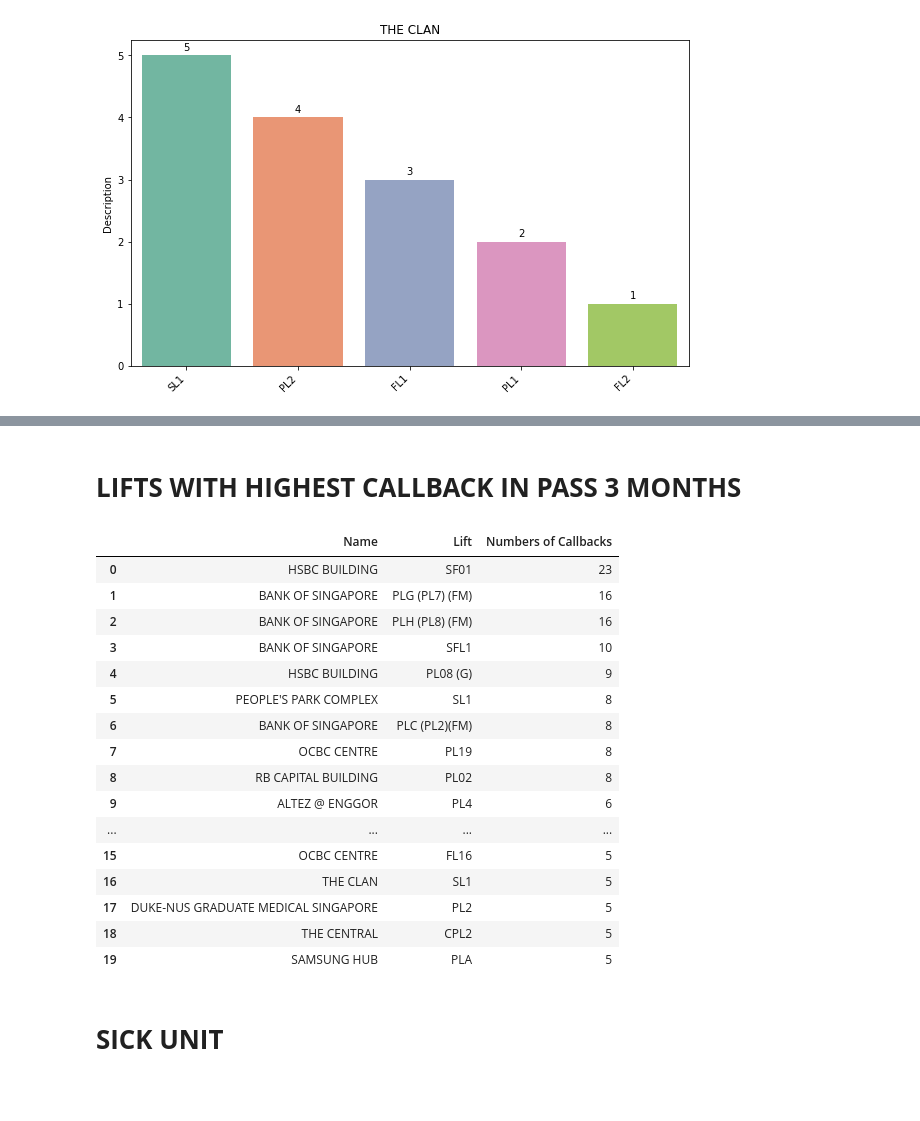
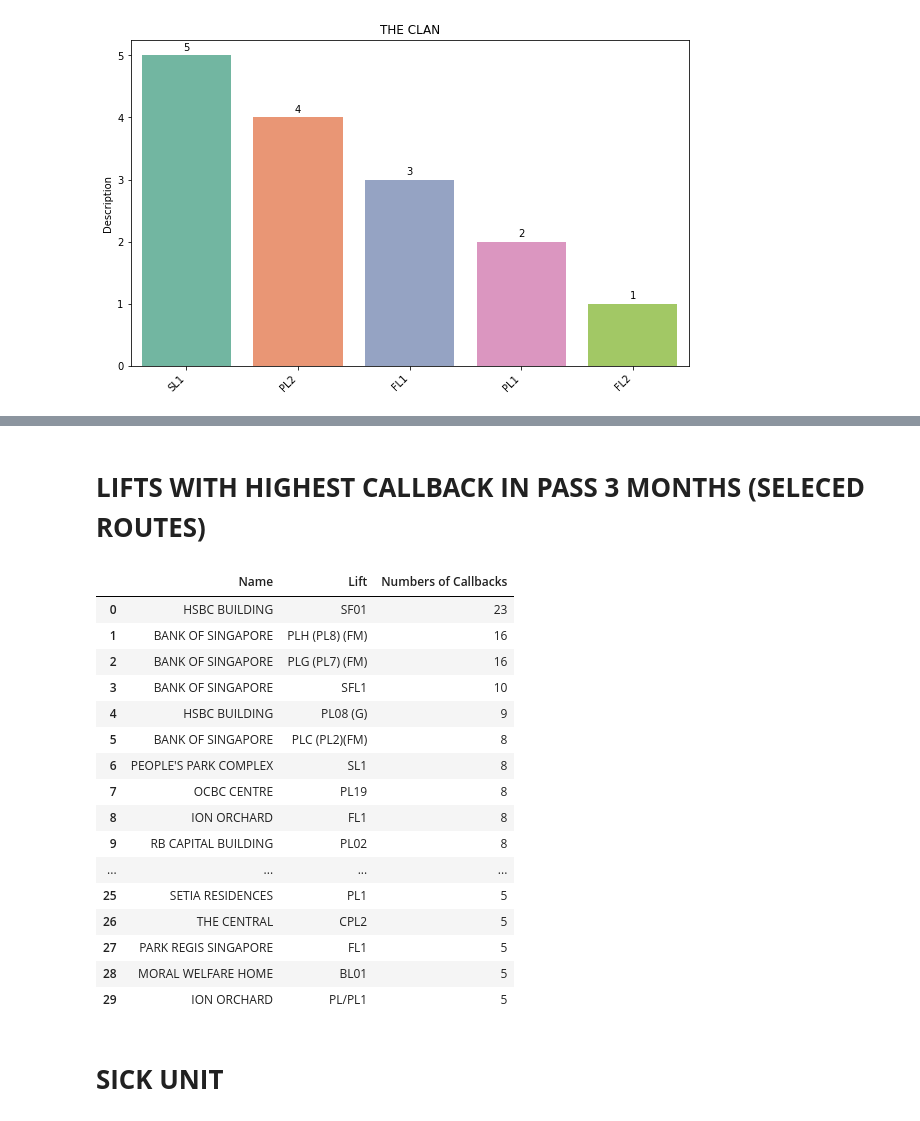
Before and after one commit to melvinps/Data-Analysis-Schindler-Lift-Singapore, a Jupyter notebook: Callback_Analysis.ipynb, the cells around one changed output, grey strips where cells are left out. Drawn from its saved outputs; the diff is of its cells as text; code cells hidden in the pictures; blank space fills up the shorter version.

```diff
--- a/Callback_Analysis.ipynb
+++ b/Callback_Analysis.ipynb
@@ -18,7 +18,7 @@ The google.colab.data_table extension is already loaded. To reload it, use:
 # %%
 df = pd.read_excel('2021 04 28 Daily Callbacks.xlsx')
 # %%
-df = df[['Location','Notification date','Name','Description of technical object','Description','Long Text Description']].dropna()
+df = df[['Location','Notification date','Name','Description of technical object','Description','Long Text Description']].dropna(how='all')
 # %%
 df['Notification date'] = pd.to_datetime(df['Notification date'])
 # %% [markdown]
@@ -146,28 +201,28 @@ for i in top_10_lst:
 # %% [markdown]
-# **LIFTS WITH HIGHEST CALLBACK IN PASS 3 MONTHS**
+# **LIFTS WITH HIGHEST CALLBACK IN PASS 3 MONTHS (SELECED ROUTES)**
 # %%
 top_lift = df_route_pass_month.drop(['Notification date','Location','Long Text Description'], axis=1)
 top_lift.rename({'Description': 'Numbers of Callbacks', 'Description of technical object':'Lift'}, axis=1, inplace=True)
-df_top = top_lift.groupby(['Name','Lift']).count().sort_values(by=['Numbers of Callbacks'], ascending= False)[0:20]
+df_top = top_lift.groupby(['Name','Lift']).count().sort_values(by=['Numbers of Callbacks'], ascending= False)[0:30]
 df_top.reset_index()
 # %% [output]
 |  | Name | Lift | Numbers of Callbacks |
 | 0 | HSBC BUILDING | SF01 | 23 |
-| 1 | BANK OF SINGAPORE | PLG (PL7) (FM) | 16 |
-| 2 | BANK OF SINGAPORE | PLH (PL8) (FM) | 16 |
+| 1 | BANK OF SINGAPORE | PLH (PL8) (FM) | 16 |
+| 2 | BANK OF SINGAPORE | PLG (PL7) (FM) | 16 |
 | 3 | BANK OF SINGAPORE | SFL1 | 10 |
 | 4 | HSBC BUILDING | PL08 (G) | 9 |
-| 5 | PEOPLE'S PARK COMPLEX | SL1 | 8 |
-| 6 | BANK OF SINGAPORE | PLC (PL2)(FM) | 8 |
+| 5 | BANK OF SINGAPORE | PLC (PL2)(FM) | 8 |
+| 6 | PEOPLE'S PARK COMPLEX | SL1 | 8 |
 | 7 | OCBC CENTRE | PL19 | 8 |
-| 8 | RB CAPITAL BUILDING | PL02 | 8 |
-| 9 | ALTEZ @ ENGGOR | PL4 | 6 |
+| 8 | ION ORCHARD | FL1 | 8 |
+| 9 | RB CAPITAL BUILDING | PL02 | 8 |
 | ... | ... | ... | ... |
-| 15 | OCBC CENTRE | FL16 | 5 |
-| 16 | THE CLAN | SL1 | 5 |
-| 17 | DUKE-NUS GRADUATE MEDICAL SINGAPORE | PL2 | 5 |
-| 18 | THE CENTRAL | CPL2 | 5 |
-| 19 | SAMSUNG HUB | PLA | 5 |
+| 25 | SETIA RESIDENCES | PL1 | 5 |
+| 26 | THE CENTRAL | CPL2 | 5 |
+| 27 | PARK REGIS SINGAPORE | FL1 | 5 |
+| 28 | MORAL WELFARE HOME | BL01 | 5 |
+| 29 | ION ORCHARD | PL/PL1 | 5 |
 # %%
 # temp2 = top_lift.groupby(['Name','Lift']).count().sort_values(by=['Numbers of Callbacks'], ascending= False).reset_index()
 # temp = top_lift.groupby(['Name'])
```
Also changed, not shown: parts of 5 cells of this notebook.
